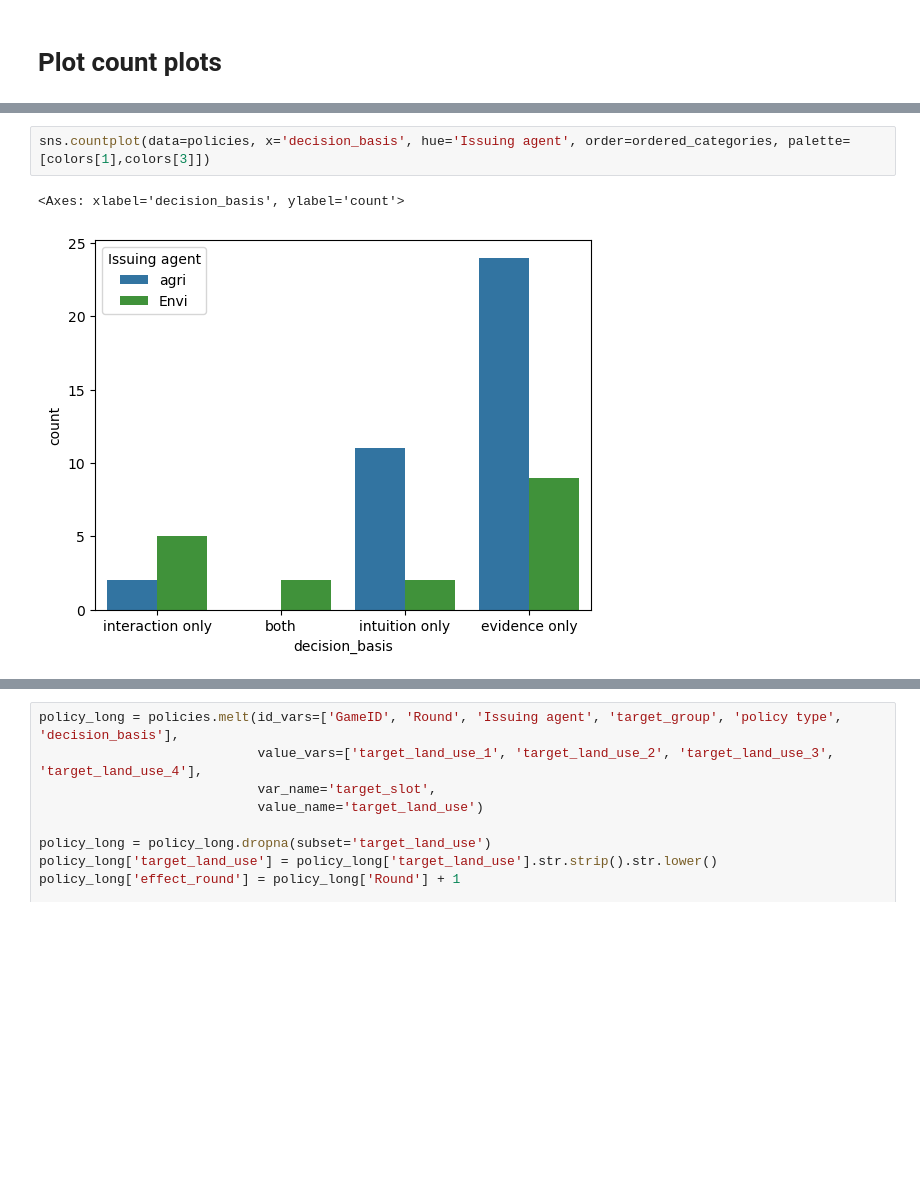
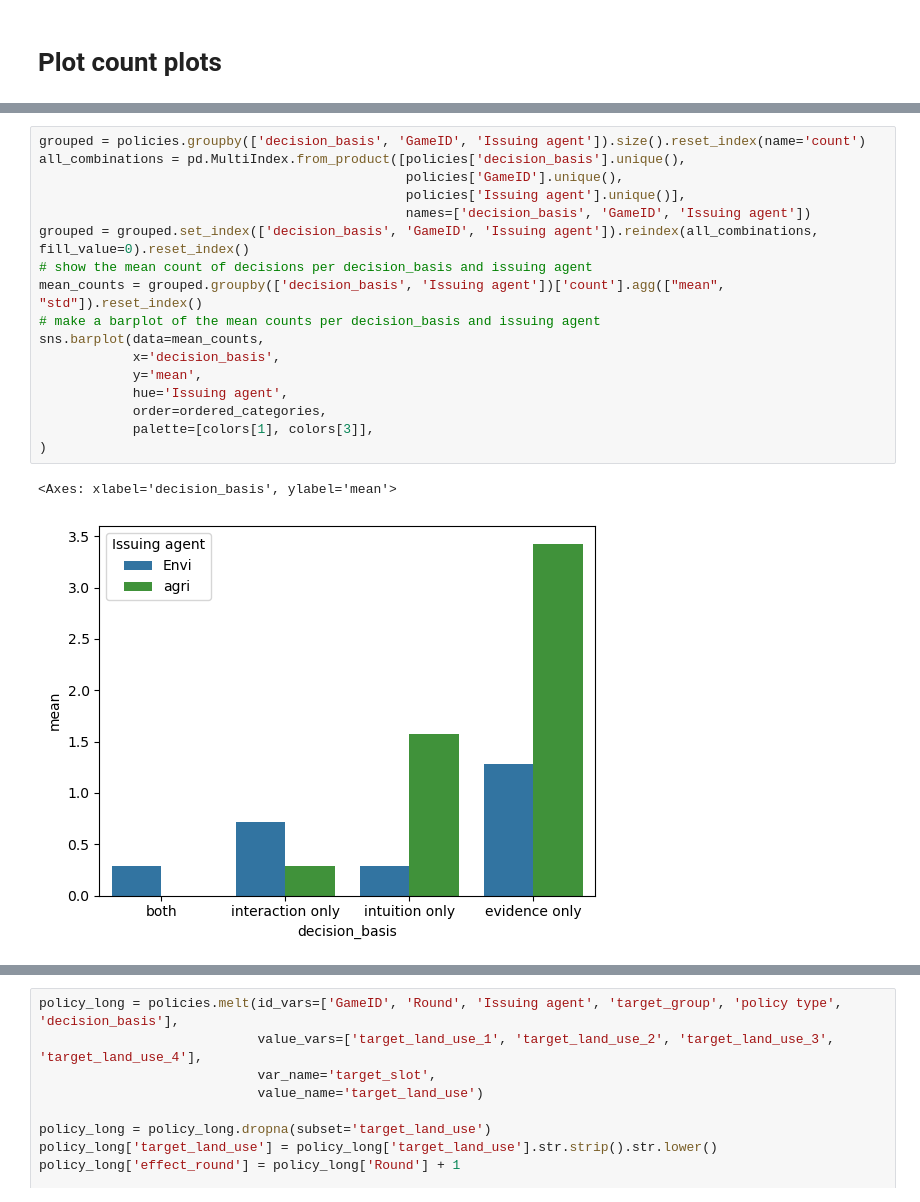
Before and after one commit to giava90/games-and-policy-effectivness, a Jupyter notebook: key_stats_and_rank_correlation_analysis.ipynb, the cells around one changed output, grey strips where cells are left out. Cells and saved outputs as stored; diff of their text form; blank space fills up the shorter version.

Commit message:
fixing figures

```diff
--- a/key_stats_and_rank_correlation_analysis.ipynb
+++ b/key_stats_and_rank_correlation_analysis.ipynb
@@ -136,6 +146,21 @@ print(mean_decisions)
 1     evidence only  4.714286  2.927700
 # %%
-sns.countplot(data=policies, x='decision_basis', hue='Issuing agent', order=ordered_categories, palette=[colors[1],colors[3]])
+grouped = policies.groupby(['decision_basis', 'GameID', 'Issuing agent']).size().reset_index(name='count')
+all_combinations = pd.MultiIndex.from_product([policies['decision_basis'].unique(),
+                                               policies['GameID'].unique(),
+                                               policies['Issuing agent'].unique()],
+                                               names=['decision_basis', 'GameID', 'Issuing agent'])
+grouped = grouped.set_index(['decision_basis', 'GameID', 'Issuing agent']).reindex(all_combinations, fill_value=0).reset_index()
+# show the mean count of decisions per decision_basis and issuing agent
+mean_counts = grouped.groupby(['decision_basis', 'Issuing agent'])['count'].agg(["mean", "std"]).reset_index()
+# make a barplot of the mean counts per decision_basis and issuing agent
+sns.barplot(data=mean_counts,
+            x='decision_basis',
+            y='mean',
+            hue='Issuing agent',
+            order=ordered_categories,
+            palette=[colors[1], colors[3]],
+)
 # %% [output]
-<Axes: xlabel='decision_basis', ylabel='count'>
+<Axes: xlabel='decision_basis', ylabel='mean'>
-[figure, old version]
+[figure, new version]
```
Also changed, not shown: parts of 6 cells of this notebook, 1 other file.
